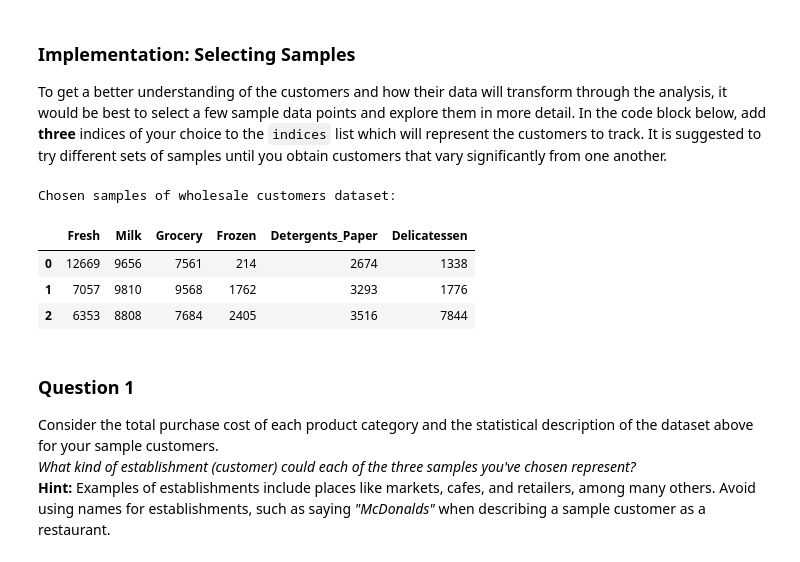
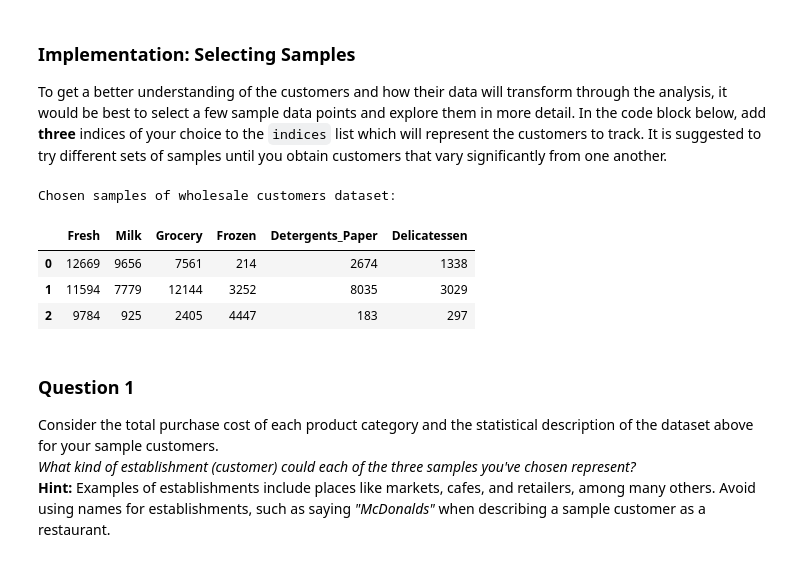
Before and after one commit to alismayilov/udacity-machine-learning-projects, a Jupyter notebook: projects/creating_customer_segments/customer_segments.ipynb, the cells around one changed output. Drawn from its saved outputs; the diff is of its cells as text; code cells hidden in the pictures.

```diff
--- a/projects/creating_customer_segments/customer_segments.ipynb
+++ b/projects/creating_customer_segments/customer_segments.ipynb
@@ -58,18 +58,18 @@ display(data.describe())
 To get a better understanding of the customers and how their data will transform through the analysis, it would be best to select a few sample data points and explore them in more detail. In the code block below, add **three** indices of your choice to the `indices` list which will represent the customers to track. It is suggested to try different sets of samples until you obtain customers that vary significantly from one another.
 # %%
 # TODO: Select three indices of your choice you wish to sample from the dataset
-indices = [0,1,2]
+indices = [0,100,313]
 
 # Create a DataFrame of the chosen samples
 samples = pd.DataFrame(data.loc[indices], columns = data.keys()).reset_index(drop = True)
 print "Chosen samples of wholesale customers dataset:"
 display(samples)
 # %% [output]
 Chosen samples of wholesale customers dataset:
 |  | Fresh | Milk | Grocery | Frozen | Detergents_Paper | Delicatessen |
 | 0 | 12669 | 9656 | 7561 | 214 | 2674 | 1338 |
-| 1 | 7057 | 9810 | 9568 | 1762 | 3293 | 1776 |
-| 2 | 6353 | 8808 | 7684 | 2405 | 3516 | 7844 |
+| 1 | 11594 | 7779 | 12144 | 3252 | 8035 | 3029 |
+| 2 | 9784 | 925 | 2405 | 4447 | 183 | 297 |
 # %% [markdown]
 ### Question 1
 Consider the total purchase cost of each product category and the statistical description of the dataset above for your sample customers.
```
Also changed, not shown: parts of 26 cells of this notebook.
